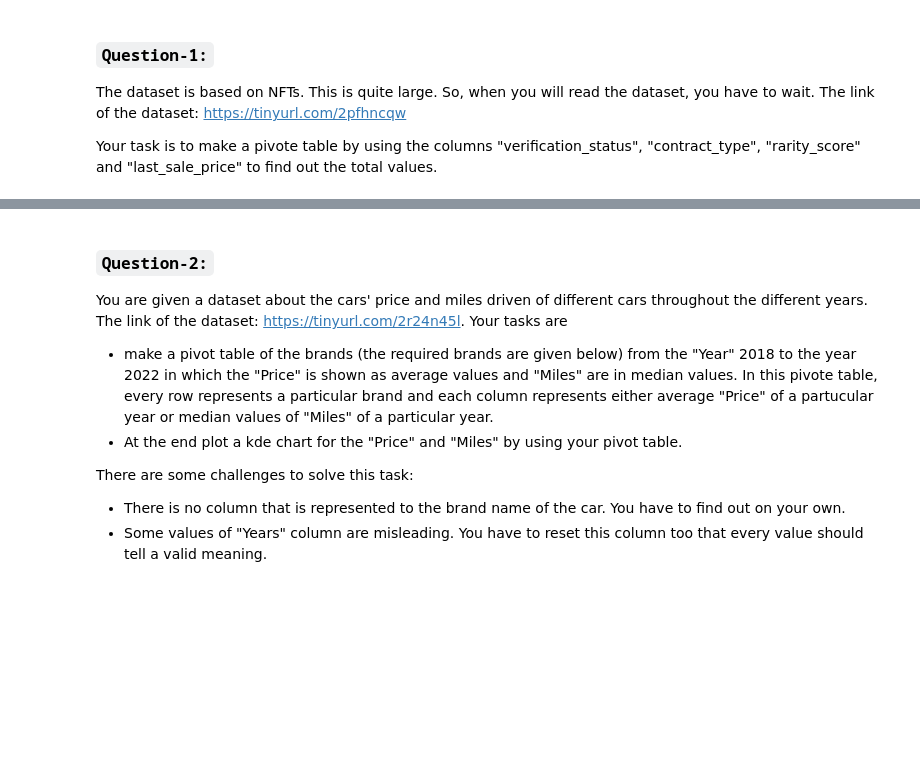
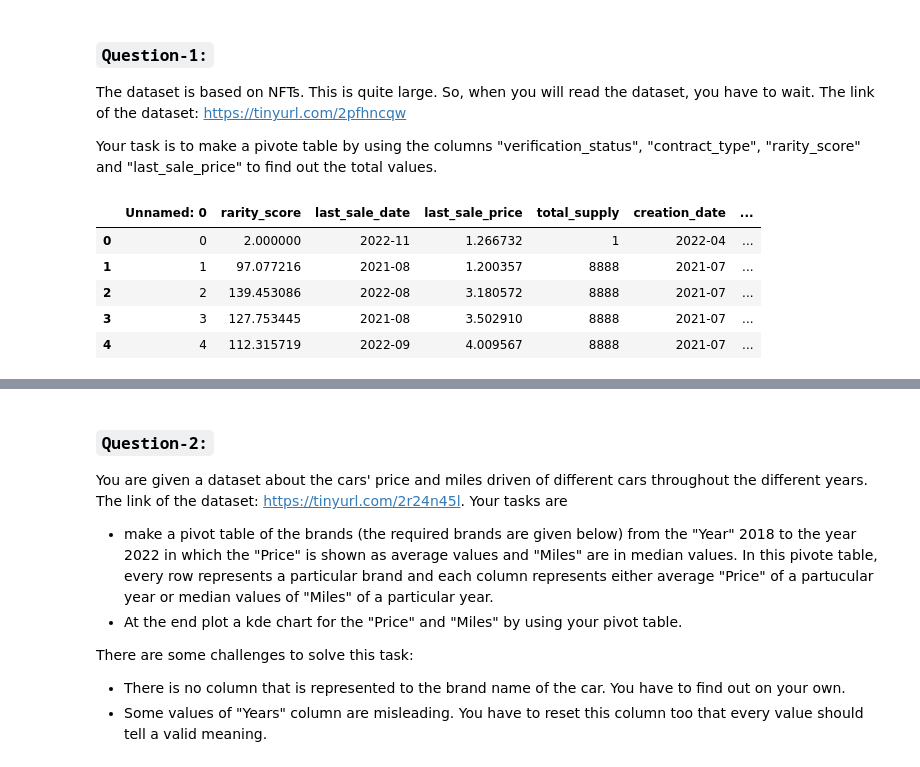
Before and after one commit to nikitasavaliya87/Data-Science-Course, a Jupyter notebook: task_22.ipynb, the cells around one changed output, grey strips where cells are left out. Cells and saved outputs as stored; diff of their text form; code cells hidden in the pictures; blank space fills up the shorter version.

```diff
--- a/task_22.ipynb
+++ b/task_22.ipynb
@@ -16,0 +15,11 @@ Your task is to make a pivote table by using the columns "verification_status",
+# %%
+data=pd.read_csv('https://tinyurl.com/2pfhncqw')
+# %%
+data.head(5)
+# %% [output]
+|  | Unnamed: 0 | rarity_score | last_sale_date | last_sale_price | total_supply | creation_date | ... |
+| 0 | 0 | 2.000000 | 2022-11 | 1.266732 | 1 | 2022-04 | ... |
+| 1 | 1 | 97.077216 | 2021-08 | 1.200357 | 8888 | 2021-07 | ... |
+| 2 | 2 | 139.453086 | 2022-08 | 3.180572 | 8888 | 2021-07 | ... |
+| 3 | 3 | 127.753445 | 2021-08 | 3.502910 | 8888 | 2021-07 | ... |
+| 4 | 4 | 112.315719 | 2022-09 | 4.009567 | 8888 | 2021-07 | ... |
```
Also changed, not shown: parts of 17 cells of this notebook.
